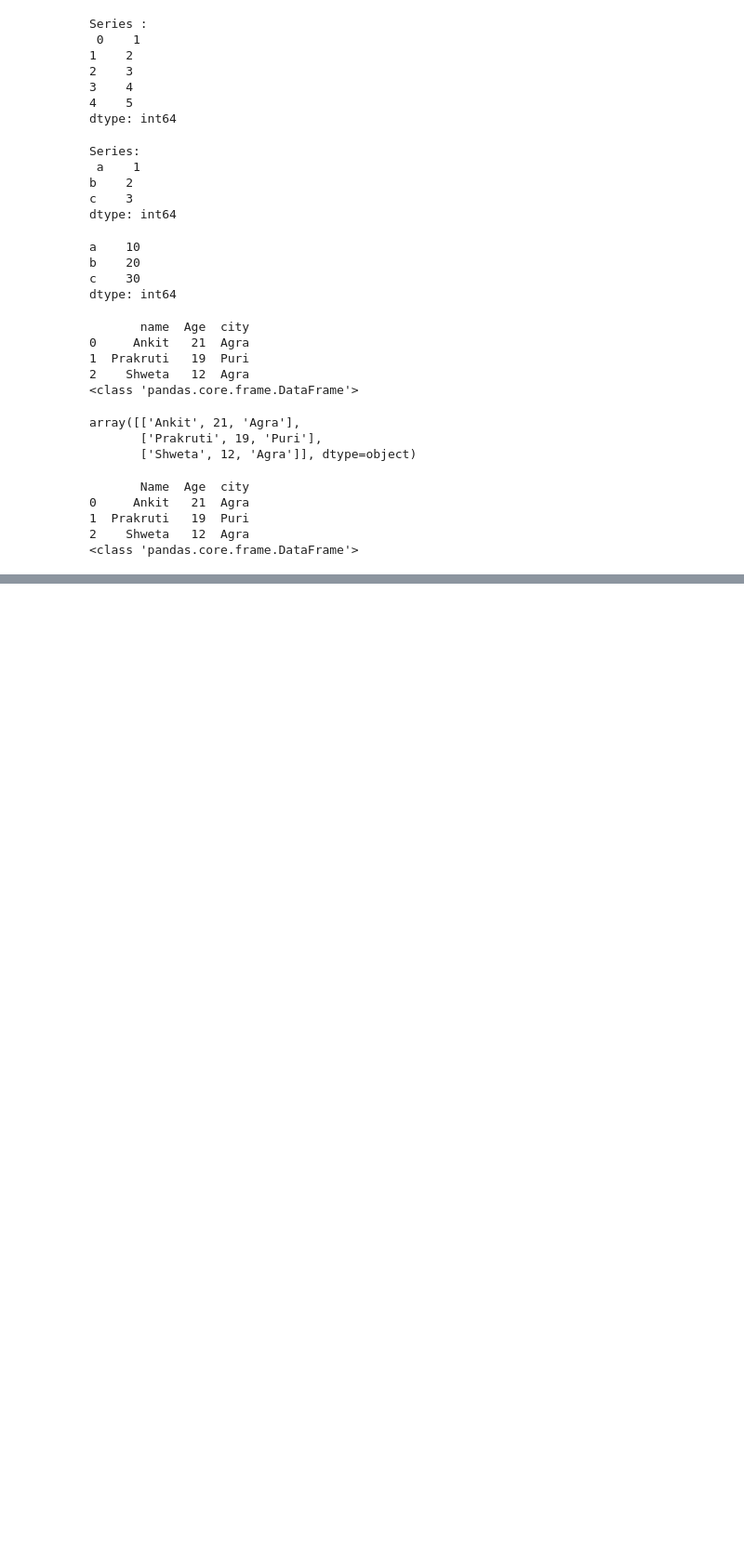
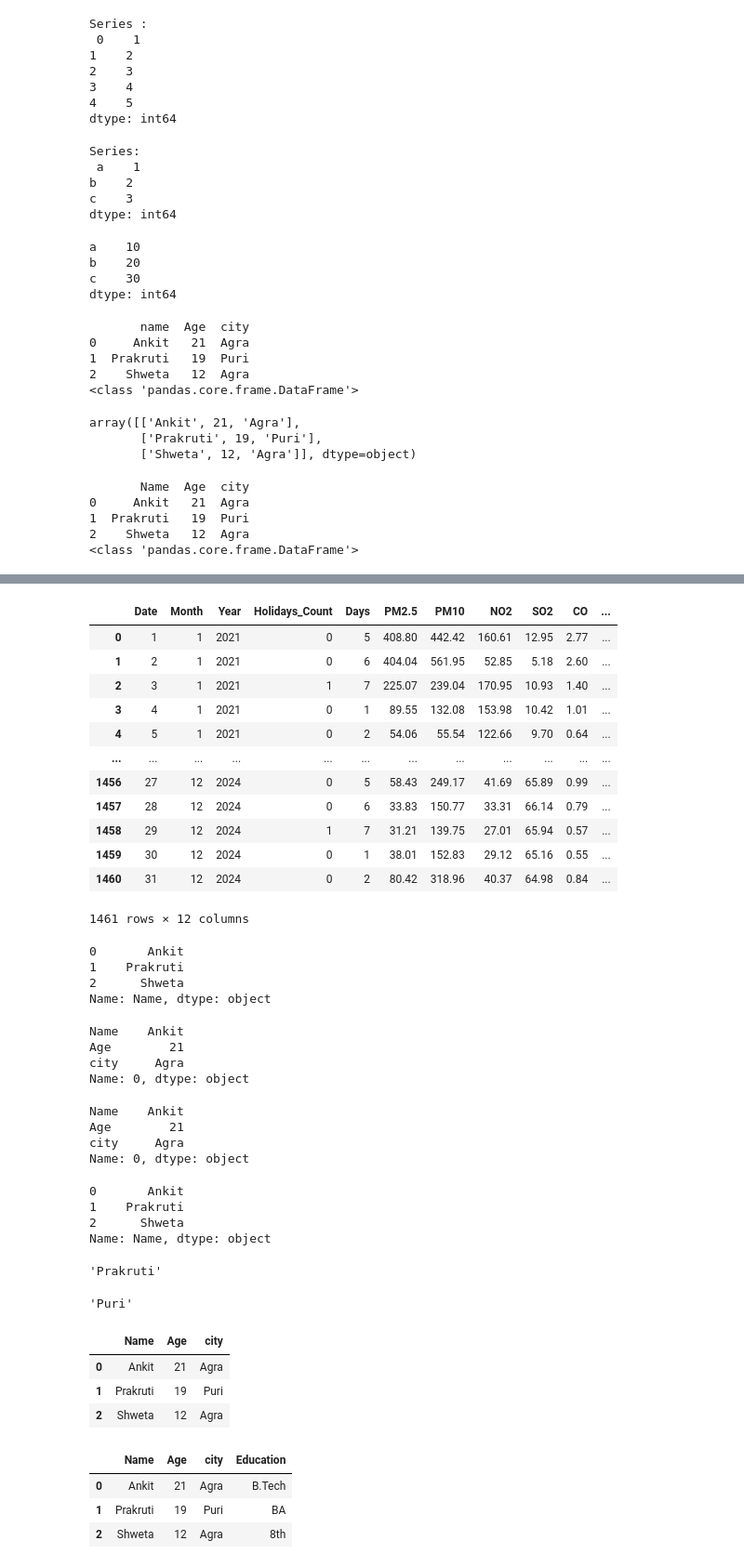
Before and after one commit to Ankitshrma25/Data-Science-with-Machine-Learning, a Jupyter notebook: Data Analysis With Python/pandas.ipynb, the cells around one changed output, grey strips where cells are left out. Shown: that part at 93% size. Saved outputs shown, nothing was run; the diff lists cells and outputs as text; code cells hidden in the pictures; blank space fills up the shorter version.

Commit message:
Pandas dataframe

```diff
--- a/Data Analysis With Python/pandas.ipynb
+++ b/Data Analysis With Python/pandas.ipynb
@@ -87,3 +87,6 @@ print(type(df))
 1  Prakruti   19  Puri
 2    Shweta   12  Agra
 <class 'pandas.core.frame.DataFrame'>
+# %%
+df=pd.read_csv('final_dataset.csv')
+df.head()
@@ -89,0 +109,74 @@ print(type(df))
+# %%
+## Accessing data from dataframe
+df
+# %% [output]
+|  | Date | Month | Year | Holidays_Count | Days | PM2.5 | PM10 | NO2 | SO2 | CO | ... |
+| 0 | 1 | 1 | 2021 | 0 | 5 | 408.80 | 442.42 | 160.61 | 12.95 | 2.77 | ... |
+| 1 | 2 | 1 | 2021 | 0 | 6 | 404.04 | 561.95 | 52.85 | 5.18 | 2.60 | ... |
+| 2 | 3 | 1 | 2021 | 1 | 7 | 225.07 | 239.04 | 170.95 | 10.93 | 1.40 | ... |
+| 3 | 4 | 1 | 2021 | 0 | 1 | 89.55 | 132.08 | 153.98 | 10.42 | 1.01 | ... |
+| 4 | 5 | 1 | 2021 | 0 | 2 | 54.06 | 55.54 | 122.66 | 9.70 | 0.64 | ... |
+| ... | ... | ... | ... | ... | ... | ... | ... | ... | ... | ... | ... |
+| 1456 | 27 | 12 | 2024 | 0 | 5 | 58.43 | 249.17 | 41.69 | 65.89 | 0.99 | ... |
+| 1457 | 28 | 12 | 2024 | 0 | 6 | 33.83 | 150.77 | 33.31 | 66.14 | 0.79 | ... |
+| 1458 | 29 | 12 | 2024 | 1 | 7 | 31.21 | 139.75 | 27.01 | 65.94 | 0.57 | ... |
+| 1459 | 30 | 12 | 2024 | 0 | 1 | 38.01 | 152.83 | 29.12 | 65.16 | 0.55 | ... |
+| 1460 | 31 | 12 | 2024 | 0 | 2 | 80.42 | 318.96 | 40.37 | 64.98 | 0.84 | ... |
+1461 rows × 12 columns
+# %%
+## Picking Up the Colom index
+df['Name']
+# %% [output]
+0       Ankit
+1    Prakruti
+2      Shweta
+Name: Name, dtype: object
+# %%
+## Picking Up the row index
+df.loc[0]
+# %% [output]
+Name    Ankit
+Age        21
+city     Agra
+Name: 0, dtype: object
+# %%
+df.iloc[0]
+# %% [output]
+Name    Ankit
+Age        21
+city     Agra
+Name: 0, dtype: object
+# %%
+## Accessing a specified element
+df['Name']
+# %% [output]
+0       Ankit
+1    Prakruti
+2      Shweta
+Name: Name, dtype: object
+# %%
+df.at[1,'Name']
+# %% [output]
+'Prakruti'
+# %%
+## Accessing specified element using iat
+df.iat[1,2]
+# %% [output]
+'Puri'
+# %%
+### Data Manipulation with dataframe
+df
+# %% [output]
+|  | Name | Age | city |
+| 0 | Ankit | 21 | Agra |
+| 1 | Prakruti | 19 | Puri |
+| 2 | Shweta | 12 | Agra |
+# %%
+## Adding a colom in dataframe
+df['Education']=['B.Tech','BA','8th']
+df
+# %% [output]
+|  | Name | Age | city | Education |
+| 0 | Ankit | 21 | Agra | B.Tech |
+| 1 | Prakruti | 19 | Puri | BA |
+| 2 | Shweta | 12 | Agra | 8th |
```
Also changed, not shown: parts of 12 cells of this notebook.
